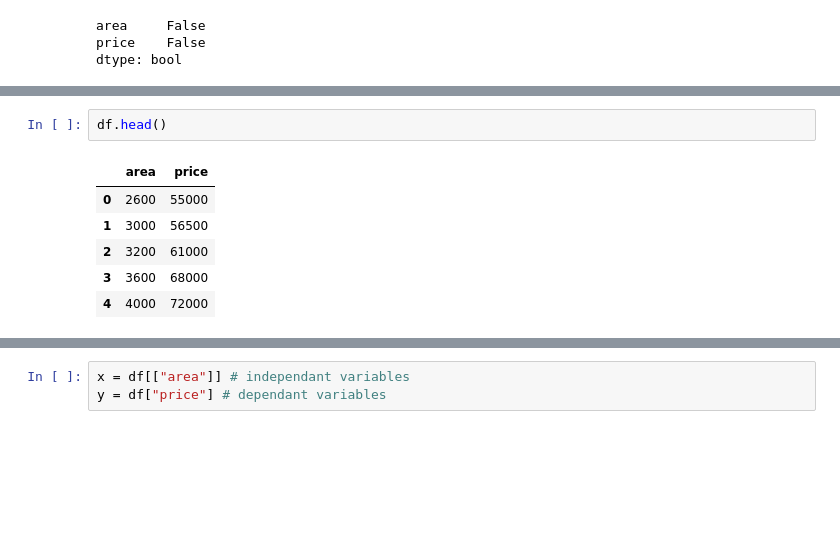
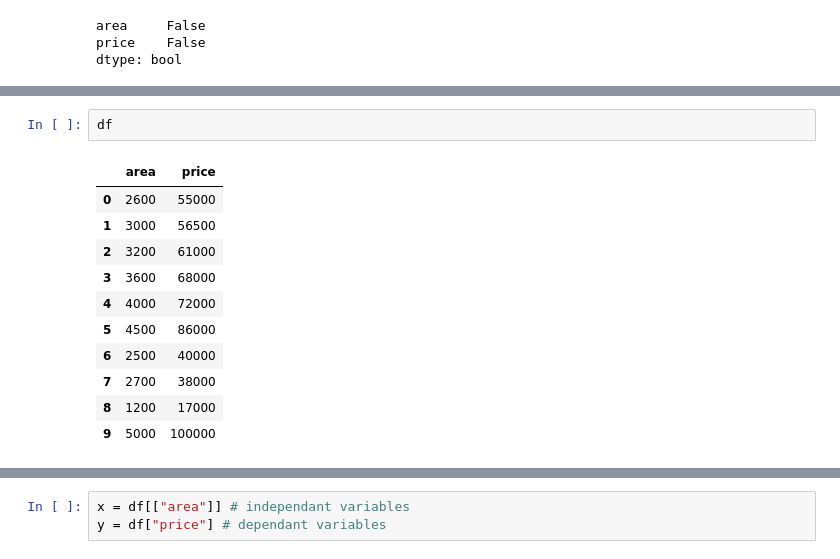
Before and after one commit to jabedkhanjb/Machine-Learning, a Jupyter notebook: Study Mart/home price prediction.ipynb, the cells around one changed output, grey strips where cells are left out. Cells and saved outputs as stored; diff of their text form; blank space fills up the shorter version.

```diff
--- a/Study Mart/home price prediction.ipynb
+++ b/Study Mart/home price prediction.ipynb
@@ -30,13 +30,18 @@ df.describe()
 | max | 5000.000000 | 100000.000000 |
 # %%
-df.head()
+df
 # %% [output]
 |  | area | price |
 | 0 | 2600 | 55000 |
 | 1 | 3000 | 56500 |
 | 2 | 3200 | 61000 |
 | 3 | 3600 | 68000 |
 | 4 | 4000 | 72000 |
+| 5 | 4500 | 86000 |
+| 6 | 2500 | 40000 |
+| 7 | 2700 | 38000 |
+| 8 | 1200 | 17000 |
+| 9 | 5000 | 100000 |
 # %%
 plt.scatter(df["area"], df["price"])
 plt.show()
```
Also changed, not shown: parts of 23 cells of this notebook, 1 other file.
